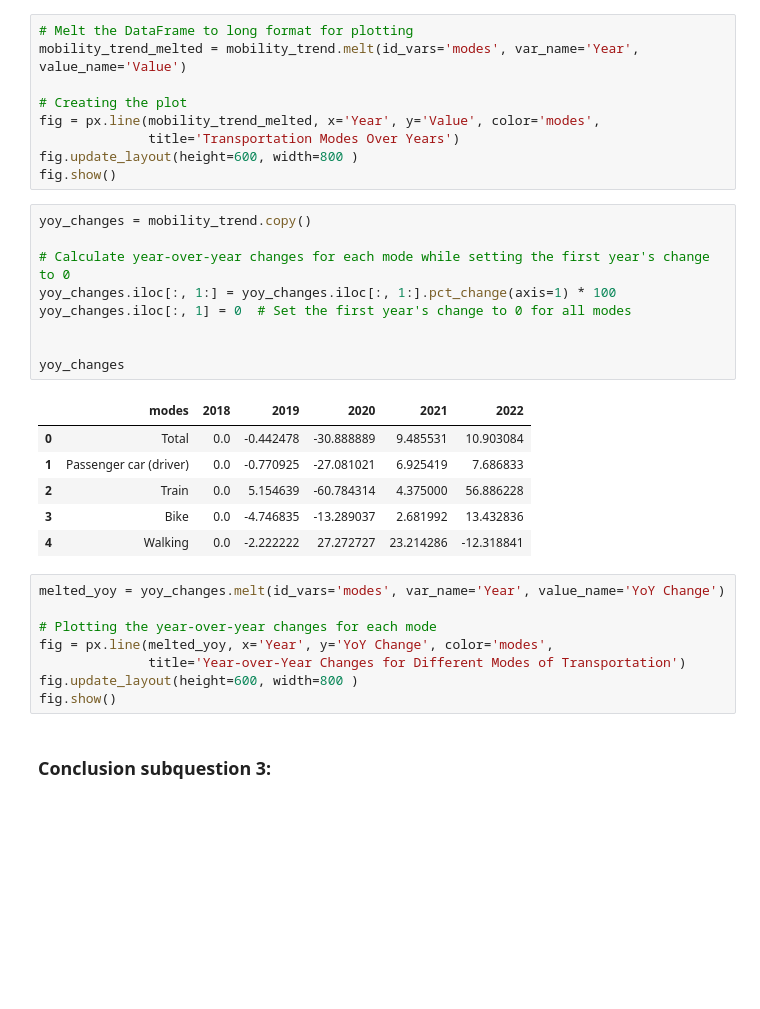
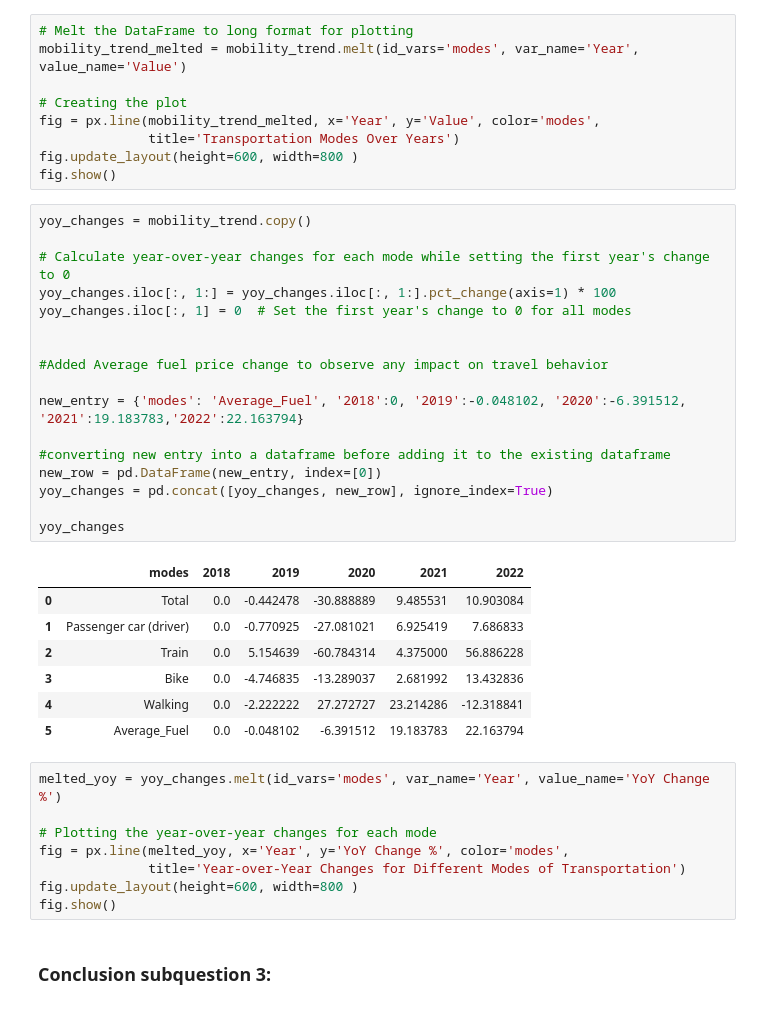
Before and after one commit to asquu/TIL6022-Project-Group-35, a Jupyter notebook: project_final_new.ipynb, the cells around one changed output. Saved outputs shown, nothing was run; the diff lists cells and outputs as text; blank space fills up the shorter version.

```diff
--- a/project_final_new.ipynb
+++ b/project_final_new.ipynb
@@ -374,24 +375,33 @@ fig.show()
 # %%
 yoy_changes = mobility_trend.copy()
 
 # Calculate year-over-year changes for each mode while setting the first year's change to 0
 yoy_changes.iloc[:, 1:] = yoy_changes.iloc[:, 1:].pct_change(axis=1) * 100
 yoy_changes.iloc[:, 1] = 0  # Set the first year's change to 0 for all modes
 
 
+#Added Average fuel price change to observe any impact on travel behavior
+
+new_entry = {'modes': 'Average_Fuel', '2018':0, '2019':-0.048102, '2020':-6.391512, '2021':19.183783,'2022':22.163794}
+
+#converting new entry into a dataframe before adding it to the existing dataframe
+new_row = pd.DataFrame(new_entry, index=[0])
+yoy_changes = pd.concat([yoy_changes, new_row], ignore_index=True)
+
 yoy_changes
 # %% [output]
 |  | modes | 2018 | 2019 | 2020 | 2021 | 2022 |
 | 0 | Total | 0.0 | -0.442478 | -30.888889 | 9.485531 | 10.903084 |
 | 1 | Passenger car (driver) | 0.0 | -0.770925 | -27.081021 | 6.925419 | 7.686833 |
 | 2 | Train | 0.0 | 5.154639 | -60.784314 | 4.375000 | 56.886228 |
 | 3 | Bike | 0.0 | -4.746835 | -13.289037 | 2.681992 | 13.432836 |
 | 4 | Walking | 0.0 | -2.222222 | 27.272727 | 23.214286 | -12.318841 |
+| 5 | Average_Fuel | 0.0 | -0.048102 | -6.391512 | 19.183783 | 22.163794 |
 # %%
-melted_yoy = yoy_changes.melt(id_vars='modes', var_name='Year', value_name='YoY Change')
+melted_yoy = yoy_changes.melt(id_vars='modes', var_name='Year', value_name='YoY Change %')
 
 # Plotting the year-over-year changes for each mode
-fig = px.line(melted_yoy, x='Year', y='YoY Change', color='modes',
+fig = px.line(melted_yoy, x='Year', y='YoY Change %', color='modes',
               title='Year-over-Year Changes for Different Modes of Transportation')
 fig.update_layout(height=600, width=800 )
 fig.show()
```
Also changed, not shown: parts of 2 cells of this notebook.
